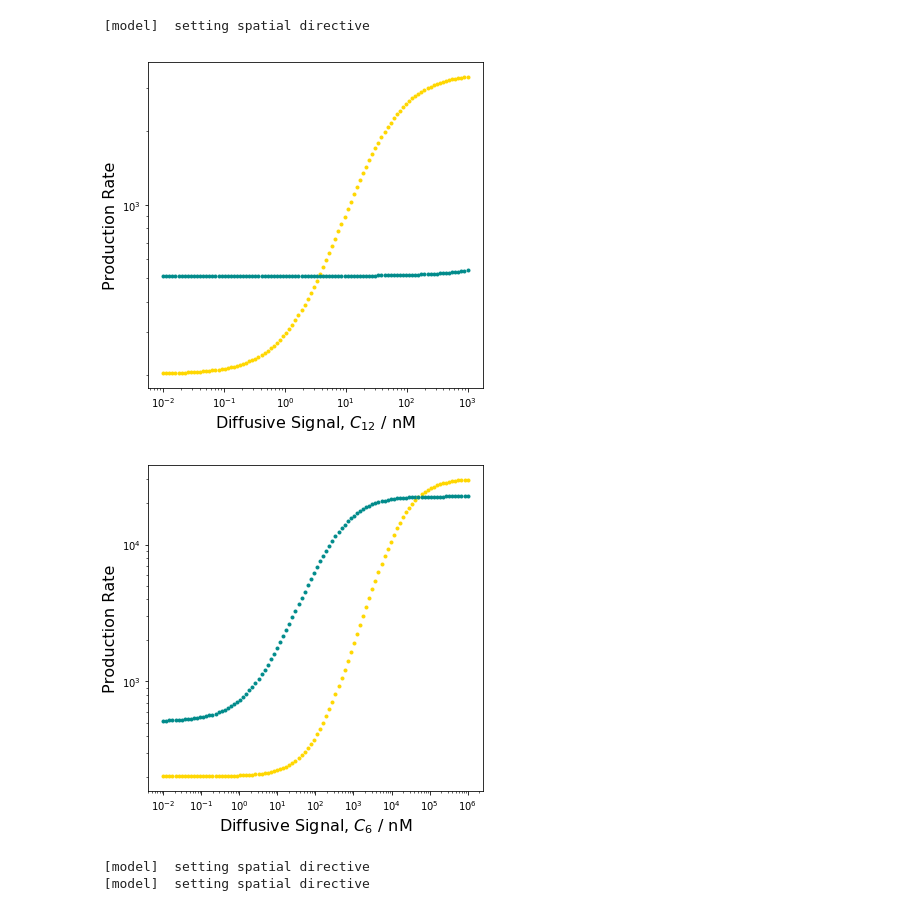
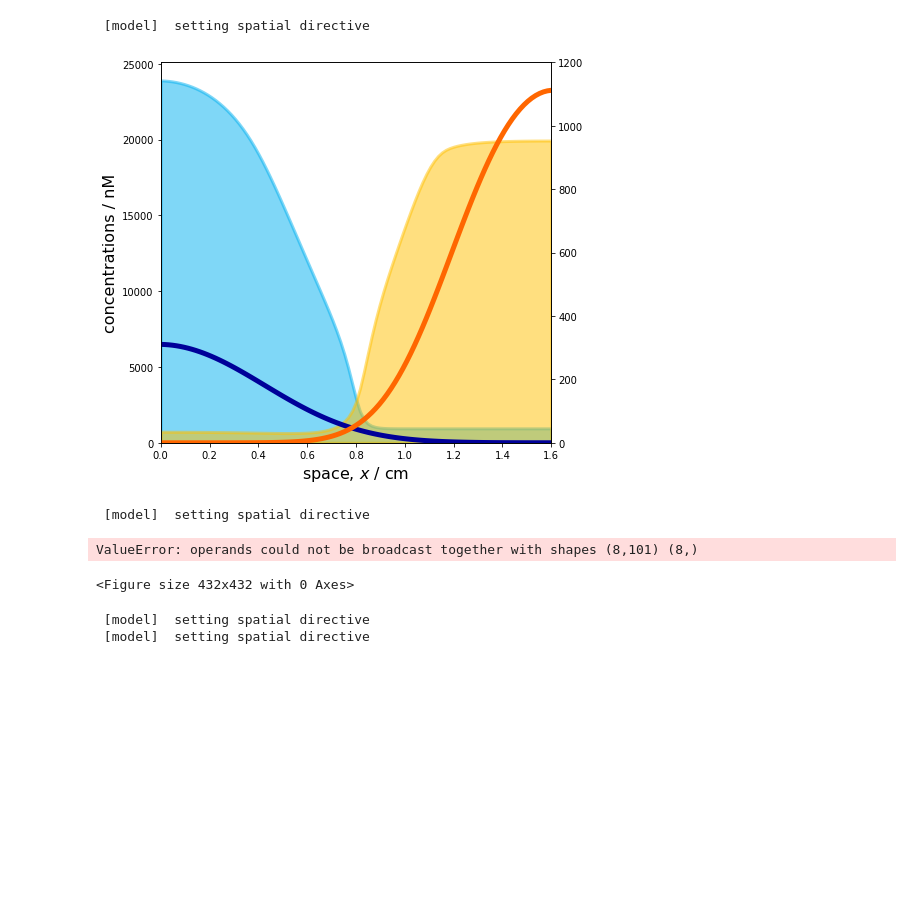
Before and after one commit to gszep/double-exclusive-reporter, a Jupyter notebook: whiteboard.ipynb, the cells around one changed output. Saved outputs shown, nothing was run; the diff lists cells and outputs as text; code cells hidden in the pictures; blank space fills up the shorter version.

```diff
--- a/whiteboard.ipynb
+++ b/whiteboard.ipynb
@@ -23,15 +23,67 @@ from scipy.interpolate import interp2d
 from numpy.random import normal
 from scipy.interpolate import UnivariateSpline
 from yaml import load
+# %%
+crn_path = 'models/direct-constant.crn'
+
+model = fromcrn(crn_path)
+t_final = 3
+
+C6=100; C12=300
+width = model._xmax / 4.0
+n_timepoints = 50
+
+# initial condition
+model.c6[model.space<width] = model._xmax * C6 / width
+model.c12[model.space>=(model._xmax-width)] = model._xmax * C12 / width
+
+
+# # # create bifrucation figure
+# cfp_traj = []
+# yfp_traj = []
+# time_traj = []
+
+while model.time < t_final :
+    model.time_step()
+
+#     record = int(model.time/model._dt) % int(t_final/model._dt/n_timepoints) == 0
+#     if record and model.time > 5.0 :
+
+#         cfp_traj += [model.cfp]
+#         yfp_traj += [model.yfp]
+#         time_traj += [model.time]
+
+# time_traj = array(time_traj)
+
+fig, ax1 = subplots(figsize=(7,7))
+ax2 = twinx(ax1)
+
+ax1.fill_between(100*model.space,model.cfp,color='#00b0f0',linewidth=3,alpha=0.5)
+ax1.fill_between(100*model.space,model.yfp,color='#ffc000',linewidth=3,alpha=0.5)
+
+ax2.plot(100*model.space,model.c6,color='#000099',linewidth=5)
+ax2.plot(100*model.space,model.c12,color='#ff6600',linewidth=5)
+
+ax2.set_ylim(0,1200)
+ax1.set_ylim(0,)
+xlim(0,1.6)
+
+ax1.set_xlabel('space, $x$ / cm',fontsize=16)
+ax1.set_ylabel('concentrations / nM',fontsize=16);
+
+# ax1.set_xticks([]); ax1.set_yticks([])
+# ax2.set_xticks([]); ax2.set_yticks([]);
+# %% [output]
+ [model]  setting spatial directive
+[figure, added]
 # %%
-self = fromcrn('direct-constant.crn')
+figure(figsize=(6,6))
 
-self.luxR = 1
-self.lasR = 0.1
-self.c6 = 0
+self = fromcrn('models/direct-constant.crn')
+for self.c12 in logspace(-2,3,100) :
 
-figure(figsize=(6,6))
-for self.c12 in logspace(-2,3,100) :
+    while self.time < t_final :
+        self.time_step()
 
     plot(self.c12,self.capacity*self.aYFP*self.P81,'.',color='gold')
     plot(self.c12,self.capacity*self.aCFP*self.P76,'.',color='darkcyan')
@@ -41,9 +93,11 @@ xlabel('Diffusive Signal, $C_{12}$ / nM',fontsize=16)
 xscale('log')
 yscale('log')
 
-self.luxR = 1
-self.lasR = 1
-self.c12 = 0
+self = fromcrn('models/direct-constant.crn')
+
+self.c12[:] = 0
+while model.time < t_final :
+    model.time_step()
 
 figure(figsize=(6,6))
 for self.c6 in logspace(-2,6,100) :
@@ -57,8 +111,8 @@ xscale('log')
 yscale('log')
 # %% [output]
  [model]  setting spatial directive
-[figure, removed]
-[figure, removed]
+ValueError: operands could not be broadcast together with shapes (8,101) (8,)
+<Figure size 432x432 with 0 Axes>
 # %%
 crn_path = 'direct-constant.crn'
 c6_range=[1,3]; c12_range=[1,3]
```
Also changed, not shown: parts of 1 cell of this notebook, 2 other files.
